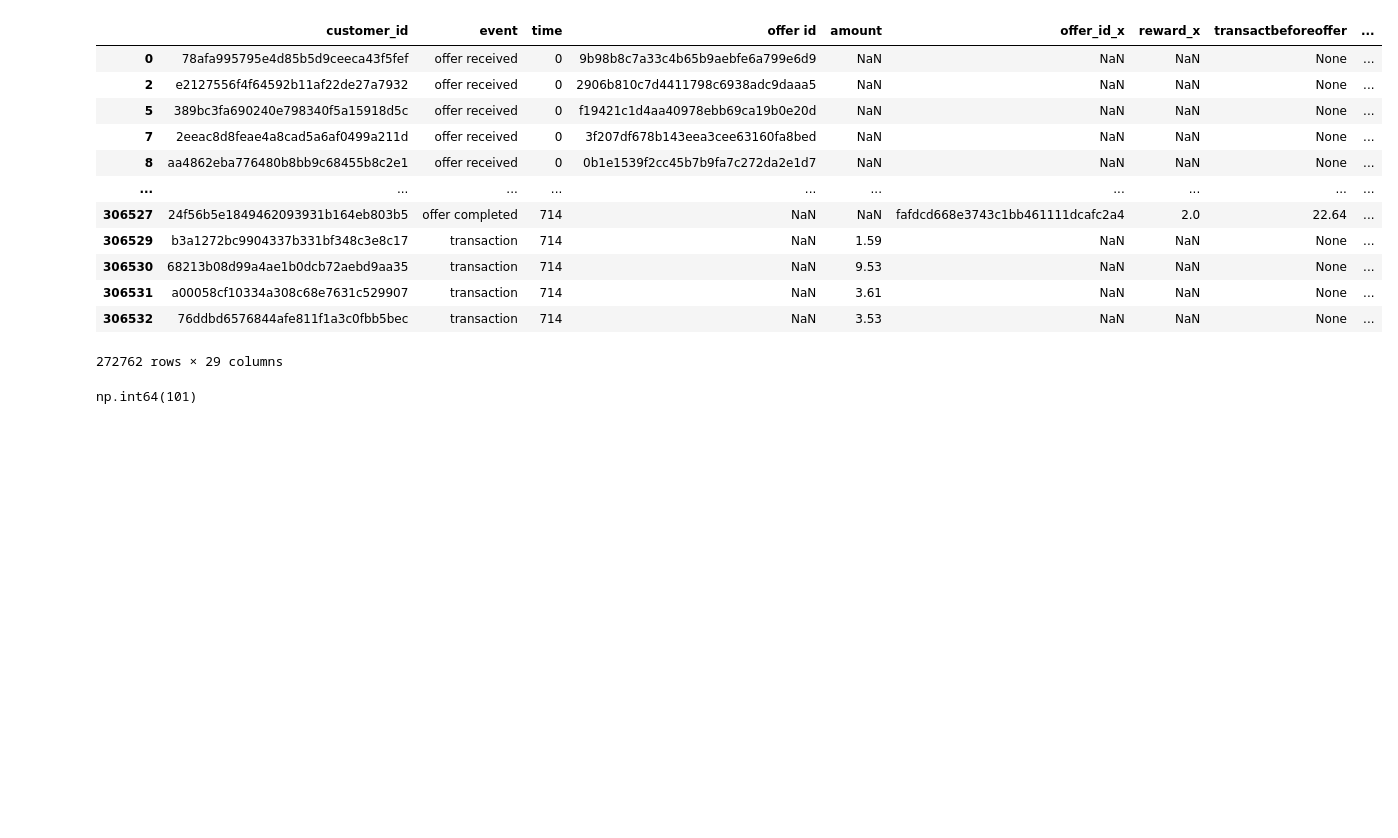
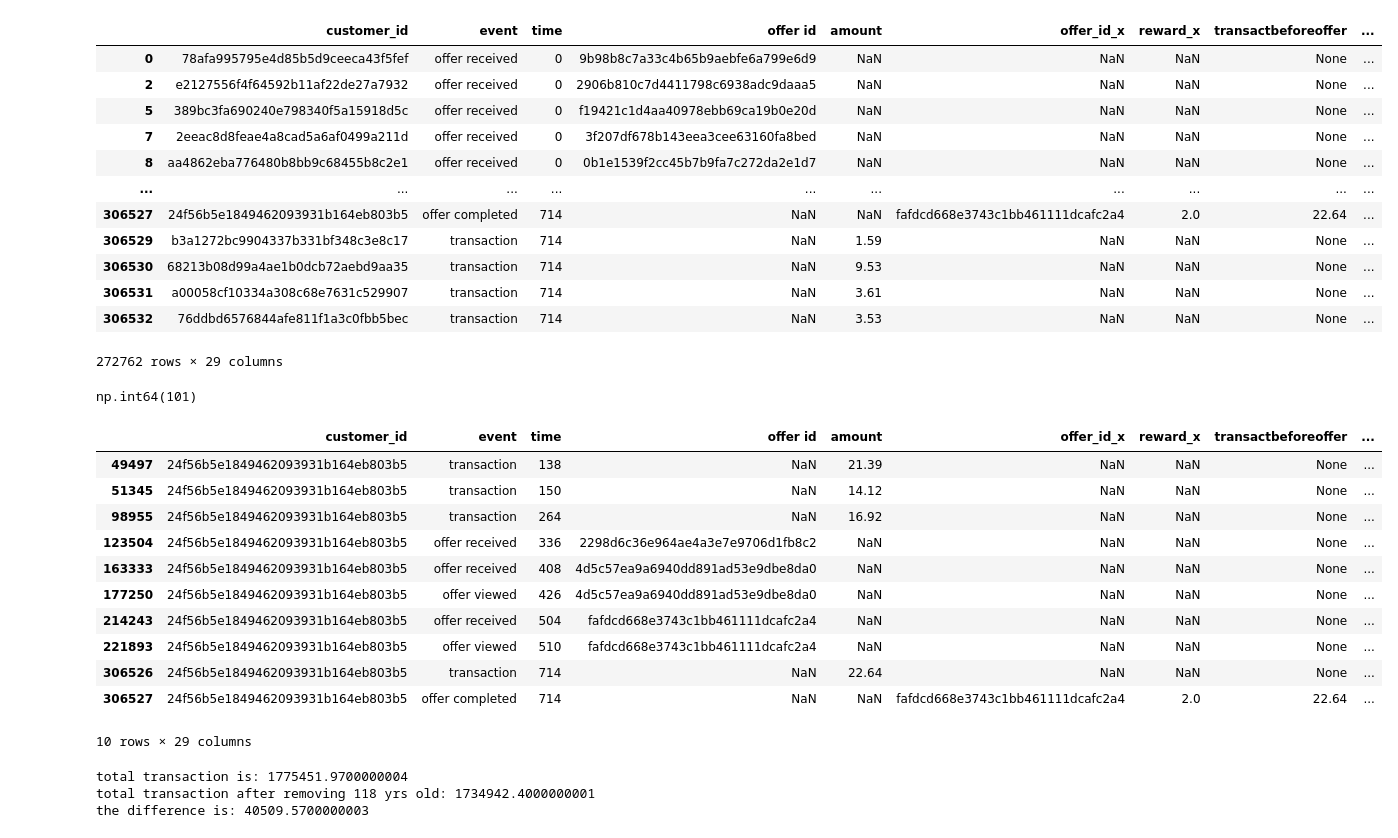
Before and after one commit to Koremm/Coffeeoffers, a Jupyter notebook: Coffee Offers Vscode.ipynb, the cells around one changed output. Cells and saved outputs as stored; diff of their text form; code cells hidden in the pictures; blank space fills up the shorter version.

Commit message:
checking the difference between with and w/o 118

```diff
--- a/Coffee Offers Vscode.ipynb
+++ b/Coffee Offers Vscode.ipynb
@@ -399,3 +399,32 @@ all_merged_no118
 all_merged_no118['age'].max()
 # %% [output]
 np.int64(101)
+# %%
+#method of filter viewing
+all_merged_no118[all_merged_no118['customer_id'] == '24f56b5e1849462093931b164eb803b5']
+# %% [output]
+|  | customer_id | event | time | offer id | amount | offer_id_x | reward_x | transactbeforeoffer | ... |
+| 49497 | 24f56b5e1849462093931b164eb803b5 | transaction | 138 | NaN | 21.39 | NaN | NaN | None | ... |
+| 51345 | 24f56b5e1849462093931b164eb803b5 | transaction | 150 | NaN | 14.12 | NaN | NaN | None | ... |
+| 98955 | 24f56b5e1849462093931b164eb803b5 | transaction | 264 | NaN | 16.92 | NaN | NaN | None | ... |
+| 123504 | 24f56b5e1849462093931b164eb803b5 | offer received | 336 | 2298d6c36e964ae4a3e7e9706d1fb8c2 | NaN | NaN | NaN | None | ... |
+| 163333 | 24f56b5e1849462093931b164eb803b5 | offer received | 408 | 4d5c57ea9a6940dd891ad53e9dbe8da0 | NaN | NaN | NaN | None | ... |
+| 177250 | 24f56b5e1849462093931b164eb803b5 | offer viewed | 426 | 4d5c57ea9a6940dd891ad53e9dbe8da0 | NaN | NaN | NaN | None | ... |
+| 214243 | 24f56b5e1849462093931b164eb803b5 | offer received | 504 | fafdcd668e3743c1bb461111dcafc2a4 | NaN | NaN | NaN | None | ... |
+| 221893 | 24f56b5e1849462093931b164eb803b5 | offer viewed | 510 | fafdcd668e3743c1bb461111dcafc2a4 | NaN | NaN | NaN | None | ... |
+| 306526 | 24f56b5e1849462093931b164eb803b5 | transaction | 714 | NaN | 22.64 | NaN | NaN | None | ... |
+| 306527 | 24f56b5e1849462093931b164eb803b5 | offer completed | 714 | NaN | NaN | fafdcd668e3743c1bb461111dcafc2a4 | 2.0 | 22.64 | ... |
+10 rows × 29 columns
+# %%
+total_transaction_without118 = all_merged_no118['amount'].sum()
+total_transaction = events['amount'].sum()
+#total transaction - 1734942.4000000001
+#transact before offer - 606355.7499999966
+#all_merged_no118['transactbeforeoffer'].sum()
+print('total transaction is: '+ str(total_transaction))
+print('total transaction after removing 118 yrs old: ' + str(total_transaction_without118))
+print('the difference is: ' + str(total_transaction - total_transaction_without118))
+# %% [output]
+total transaction is: 1775451.9700000004
+total transaction after removing 118 yrs old: 1734942.4000000001
+the difference is: 40509.5700000003
```
